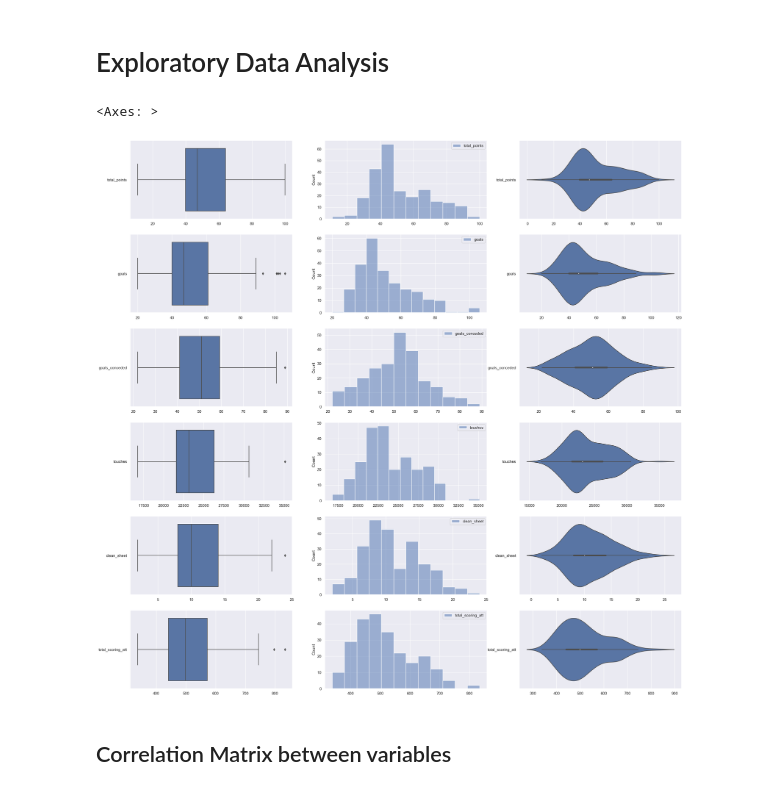
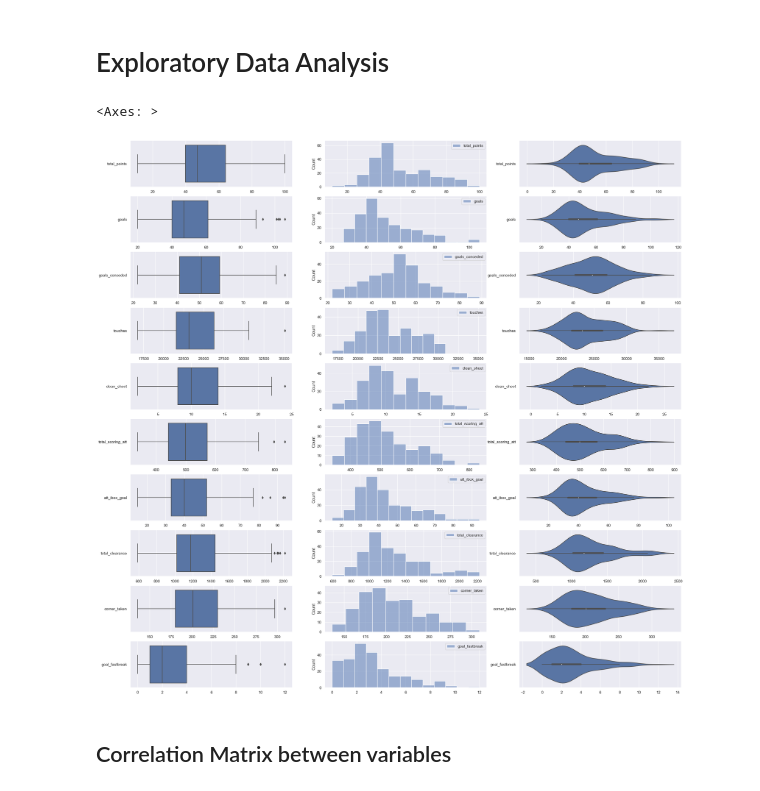
Before and after one commit to JacksonSeowJX/SC1015, a Jupyter notebook: Sc1015 Mini-Project.ipynb, the cells around one changed output. Saved outputs shown, nothing was run; the diff lists cells and outputs as text; code cells hidden in the pictures.

```diff
--- a/Sc1015 Mini-Project.ipynb
+++ b/Sc1015 Mini-Project.ipynb
@@ -436,42 +436,66 @@ goals_conceded = pd.DataFrame(statsDataFrame['goals_conceded'])
 touches = pd.DataFrame(statsDataFrame['touches'])
 clean_sheet = pd.DataFrame(statsDataFrame['clean_sheet'])
 total_scoring_att = pd.DataFrame(statsDataFrame['total_scoring_att'])
+att_ibox_goal = pd.DataFrame(statsDataFrame['att_ibox_goal'])
+total_clearance = pd.DataFrame(statsDataFrame['total_clearance'])
+corner_taken = pd.DataFrame(statsDataFrame['corner_taken'])
+goal_fastbreak = pd.DataFrame(statsDataFrame['goal_fastbreak'])
 # %%
 # Set up matplotlib figure with three subplots
-f, axes = plt.subplots(6, 3, figsize=(28, 28))
+f, axes = plt.subplots(10, 3, figsize=(28, 28))
 
 # Plot the basic uni-variate figures for total points
 sb.boxplot(data = points, orient = "h", ax = axes[0,0])
 sb.histplot(data = points, ax = axes[0,1])
 sb.violinplot(data = points, orient = "h", ax = axes[0,2])
 
 # Plot the basic uni-variate figures for goals
 sb.boxplot(data = goals, orient = "h", ax = axes[1,0])
 sb.histplot(data = goals, ax = axes[1,1])
 sb.violinplot(data = goals, orient = "h", ax = axes[1,2])
 
 # Plot the basic uni-variate figures for goal_conceded
 sb.boxplot(data = goals_conceded, orient = "h", ax = axes[2,0])
 sb.histplot(data = goals_conceded, ax = axes[2,1])
 sb.violinplot(data = goals_conceded, orient = "h", ax = axes[2,2])
 
 # Plot the basic uni-variate figures for touches
 sb.boxplot(data = touches, orient = "h", ax = axes[3,0])
 sb.histplot(data = touches, ax = axes[3,1])
 sb.violinplot(data = touches, orient = "h", ax = axes[3,2])
 
 # Plot the basic uni-variate figures for clean_sheet
 sb.boxplot(data = clean_sheet, orient = "h", ax = axes[4,0])
 sb.histplot(data = clean_sheet, ax = axes[4,1])
 sb.violinplot(data = clean_sheet, orient = "h", ax = axes[4,2])
 
 # Plot the basic uni-variate figures for total_scoring_att
 sb.boxplot(data = total_scoring_att, orient = "h", ax = axes[5,0])
 sb.histplot(data = total_scoring_att, ax = axes[5,1])
 sb.violinplot(data = total_scoring_att, orient = "h", ax = axes[5,2])
+
+# Plot the basic uni-variate figures for att_ibox_goal
+sb.boxplot(data = att_ibox_goal, orient = "h", ax = axes[6,0])
+sb.histplot(data = att_ibox_goal, ax = axes[6,1])
+sb.violinplot(data = att_ibox_goal, orient = "h", ax = axes[6,2])
+
+# Plot the basic uni-variate figures for total_clearance
+sb.boxplot(data = total_clearance, orient = "h", ax = axes[7,0])
+sb.histplot(data = total_clearance, ax = axes[7,1])
+sb.violinplot(data = total_clearance, orient = "h", ax = axes[7,2])
+
+# Plot the basic uni-variate figures for corner_taken
+sb.boxplot(data = corner_taken, orient = "h", ax = axes[8,0])
+sb.histplot(data = corner_taken, ax = axes[8,1])
+sb.violinplot(data = corner_taken, orient = "h", ax = axes[8,2])
+
+# Plot the basic uni-variate figures for goal_fastbreak
+sb.boxplot(data = goal_fastbreak, orient = "h", ax = axes[9,0])
+sb.histplot(data = goal_fastbreak, ax = axes[9,1])
+sb.violinplot(data = goal_fastbreak, orient = "h", ax = axes[9,2])
 # %% [output]
 <Axes: >
-[figure, old version]
+[figure, new version]
 # %% [markdown]
 ## Correlation Matrix between variables
 # %%
```
Also changed, not shown: parts of 8 cells of this notebook.
